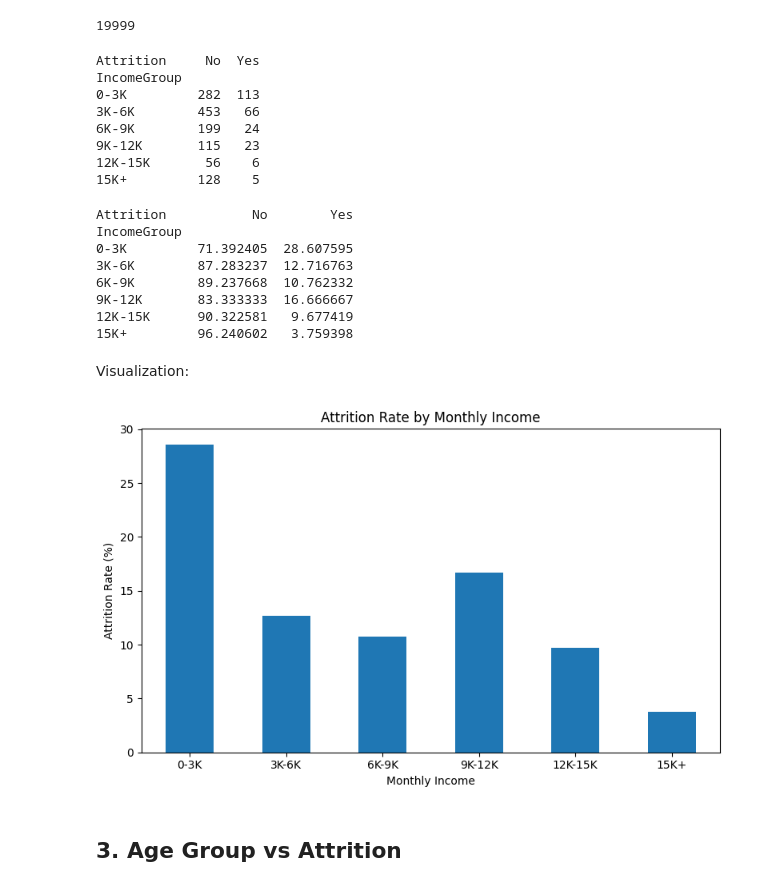
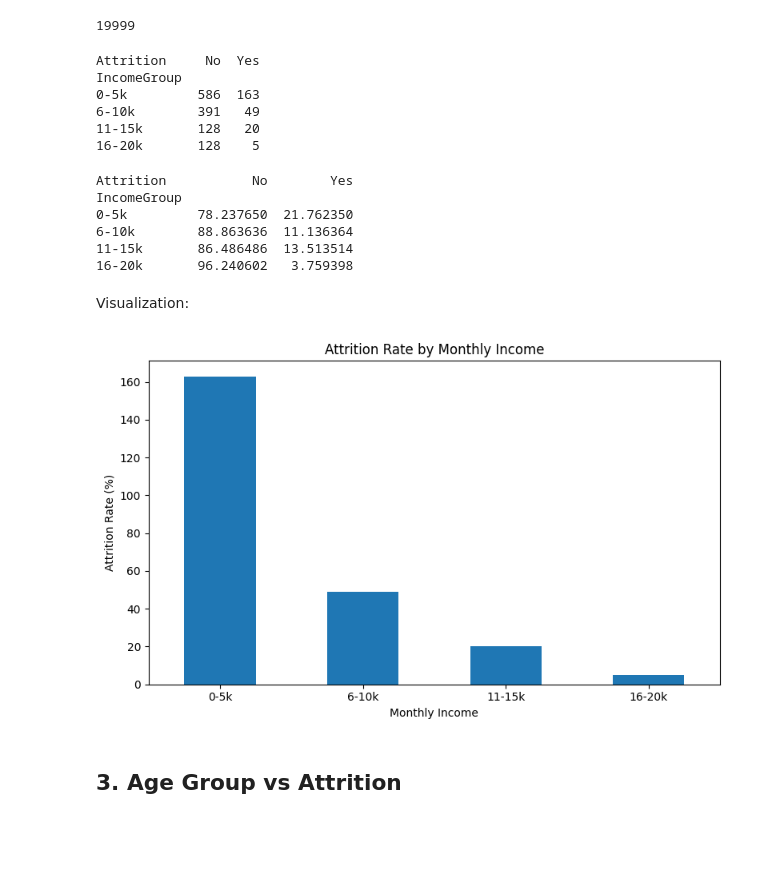
Before and after one commit to ChirantanSarkar/employee_attrition_analysis_python, a Jupyter notebook: 02_Analysis/Analysis._with_python.ipynb, the cells around one changed output. Drawn from its saved outputs; the diff is of its cells as text; code cells hidden in the pictures; blank space fills up the shorter version.

```diff
--- a/02_Analysis/Analysis._with_python.ipynb
+++ b/02_Analysis/Analysis._with_python.ipynb
@@ -84,8 +84,8 @@ print(max_income)
 # %%
 #Creating income groups
 df["IncomeGroup"]=pd.cut(df["MonthlyIncome"],
-bins=[0,3000,6000,9000,12000,15000,25000],
-labels=["0-3K","3K-6K","6K-9K","9K-12K","12K-15K","15K+"])
+bins=[0,5000,10000,15000,20000],
+labels=["0-5k","6-10k","11-15k","16-20k"])
 # %%
 #Attrition count by Income group
 income_attrition=pd.crosstab(df["IncomeGroup"],df["Attrition"])
@@ -93,12 +93,10 @@ print(income_attrition)
 # %% [output]
 Attrition     No  Yes
 IncomeGroup
-0-3K         282  113
-3K-6K        453   66
-6K-9K        199   24
-9K-12K       115   23
-12K-15K       56    6
-15K+         128    5
+0-5k         586  163
+6-10k        391   49
+11-15k       128   20
+16-20k       128    5
 # %%
 #Attrition Rate (%) by Income group
 income_attrition_pct=(pd.crosstab(df["IncomeGroup"],df["Attrition"],normalize="index")*100)
@@ -106,24 +104,22 @@ print(income_attrition_pct)
 # %% [output]
 Attrition           No        Yes
 IncomeGroup
-0-3K         71.392405  28.607595
-3K-6K        87.283237  12.716763
-6K-9K        89.237668  10.762332
-9K-12K       83.333333  16.666667
-12K-15K      90.322581   9.677419
-15K+         96.240602   3.759398
+0-5k         78.237650  21.762350
+6-10k        88.863636  11.136364
+11-15k       86.486486  13.513514
+16-20k       96.240602   3.759398
 # %% [markdown]
 Visualization:
 # %%
-income_attrition_pct["Yes"].plot(kind="bar",figsize=(8,5))
+income_attrition["Yes"].plot(kind="bar",figsize=(8,5))
 plt.title("Attrition Rate by Monthly Income")
 plt.xlabel("Monthly Income")
 plt.ylabel("Attrition Rate (%)")
 plt.xticks(rotation=0)
 plt.tight_layout()
 plt.show()
 # %% [output]
-[figure, old version]
+[figure, new version]
 # %% [markdown]
 ## 3. Age Group vs Attrition
 # %%
```
Also changed, not shown: 3 other files.
